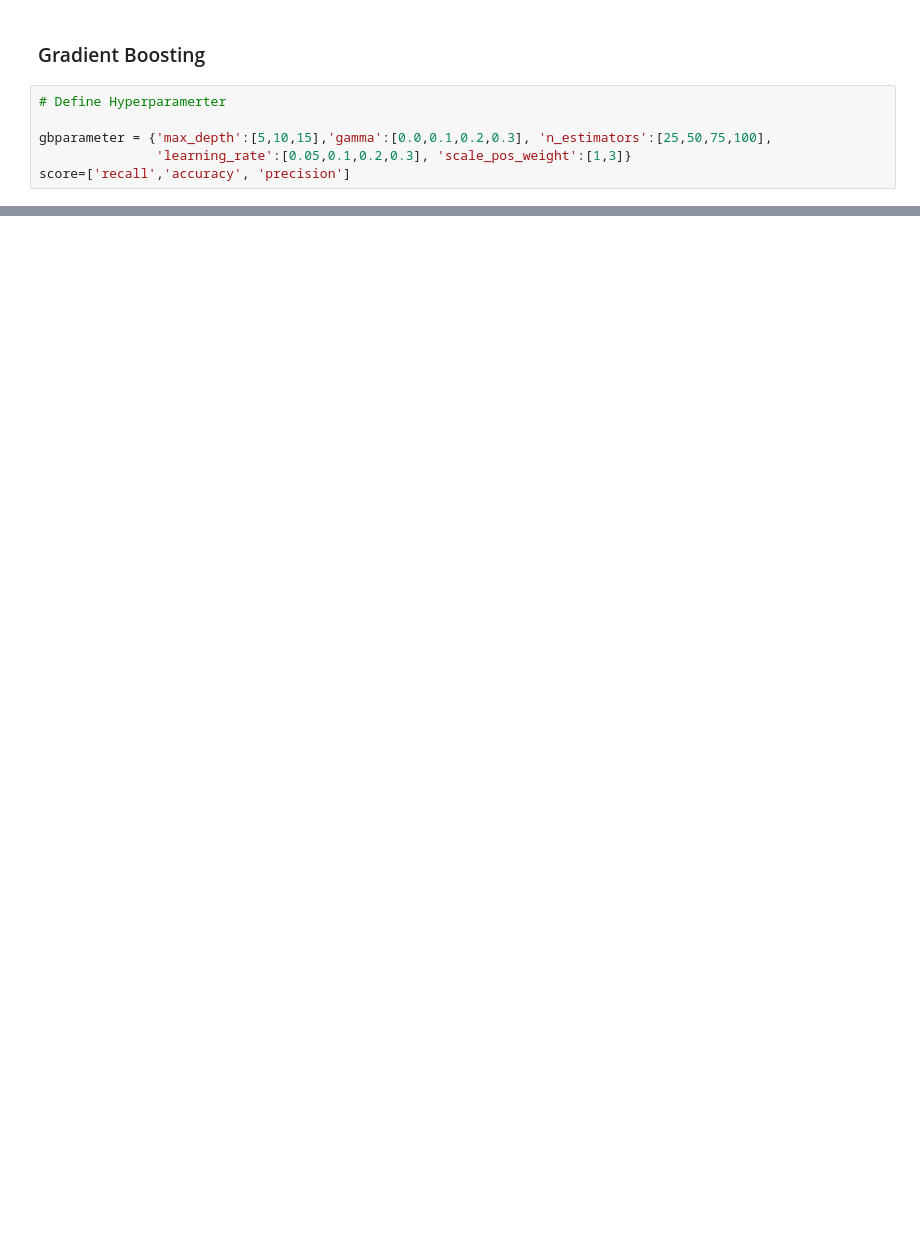
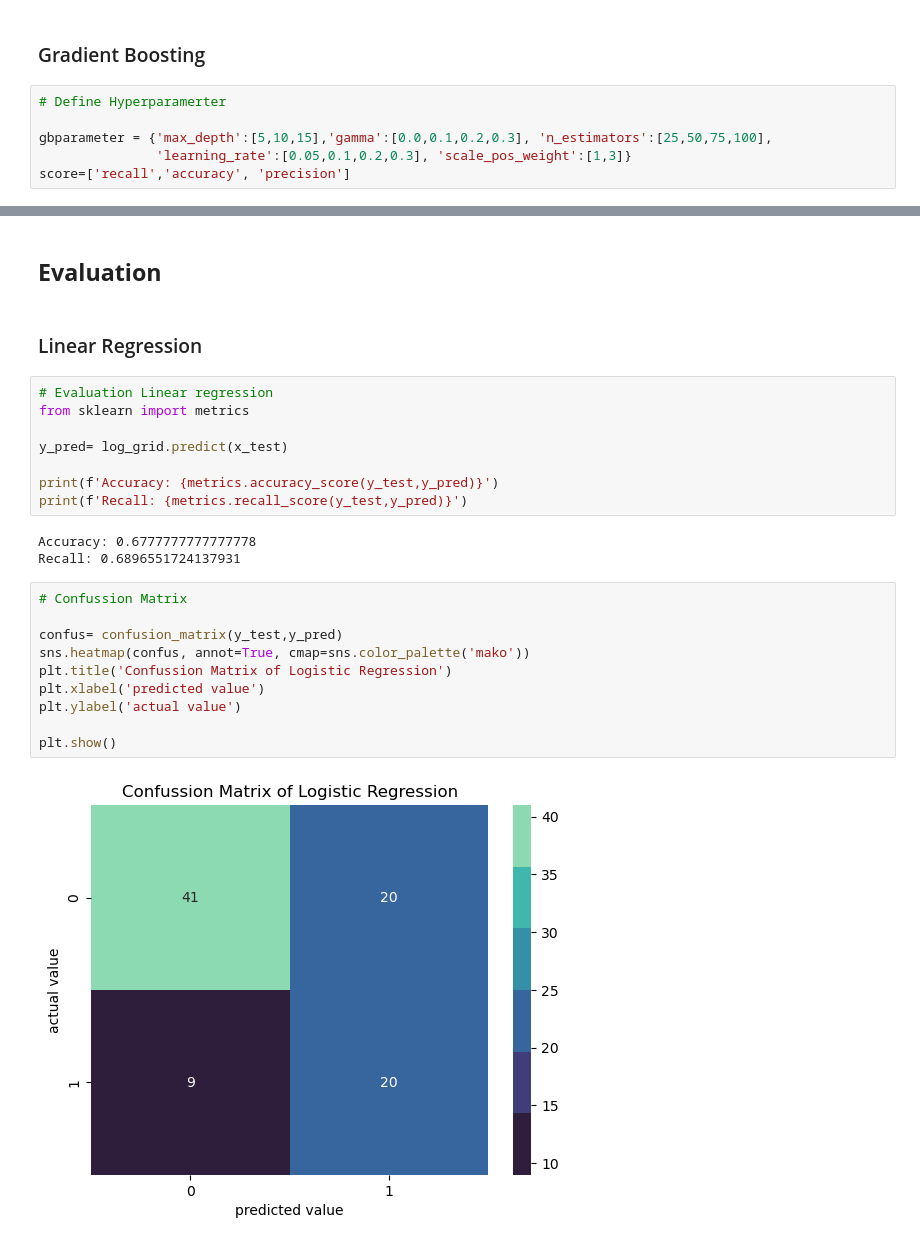
Before and after one commit to enthokz/Prediction-Model-Exercise, a Jupyter notebook: Heart Failure Predict/Prediction_model_heart_disease_2.ipynb, the cells around one changed output, grey strips where cells are left out. Saved outputs shown, nothing was run; the diff lists cells and outputs as text; blank space fills up the shorter version.

```diff
--- a/Heart Failure Predict/Prediction_model_heart_disease_2.ipynb
+++ b/Heart Failure Predict/Prediction_model_heart_disease_2.ipynb
@@ -493,0 +494,27 @@ Running time: 12.21 second
+# %% [markdown]
+## **Evaluation**
+# %% [markdown]
+### Linear Regression
+# %%
+# Evaluation Linear regression
+from sklearn import metrics
+
+y_pred= log_grid.predict(x_test)
+
+print(f'Accuracy: {metrics.accuracy_score(y_test,y_pred)}')
+print(f'Recall: {metrics.recall_score(y_test,y_pred)}')
+# %% [output]
+Accuracy: 0.6777777777777778
+Recall: 0.6896551724137931
+# %%
+# Confussion Matrix
+
+confus= confusion_matrix(y_test,y_pred)
+sns.heatmap(confus, annot=True, cmap=sns.color_palette('mako'))
+plt.title('Confussion Matrix of Logistic Regression')
+plt.xlabel('predicted value')
+plt.ylabel('actual value')
+
+plt.show()
+# %% [output]
+[figure, added]
```
Also changed, not shown: parts of 10 cells of this notebook.
